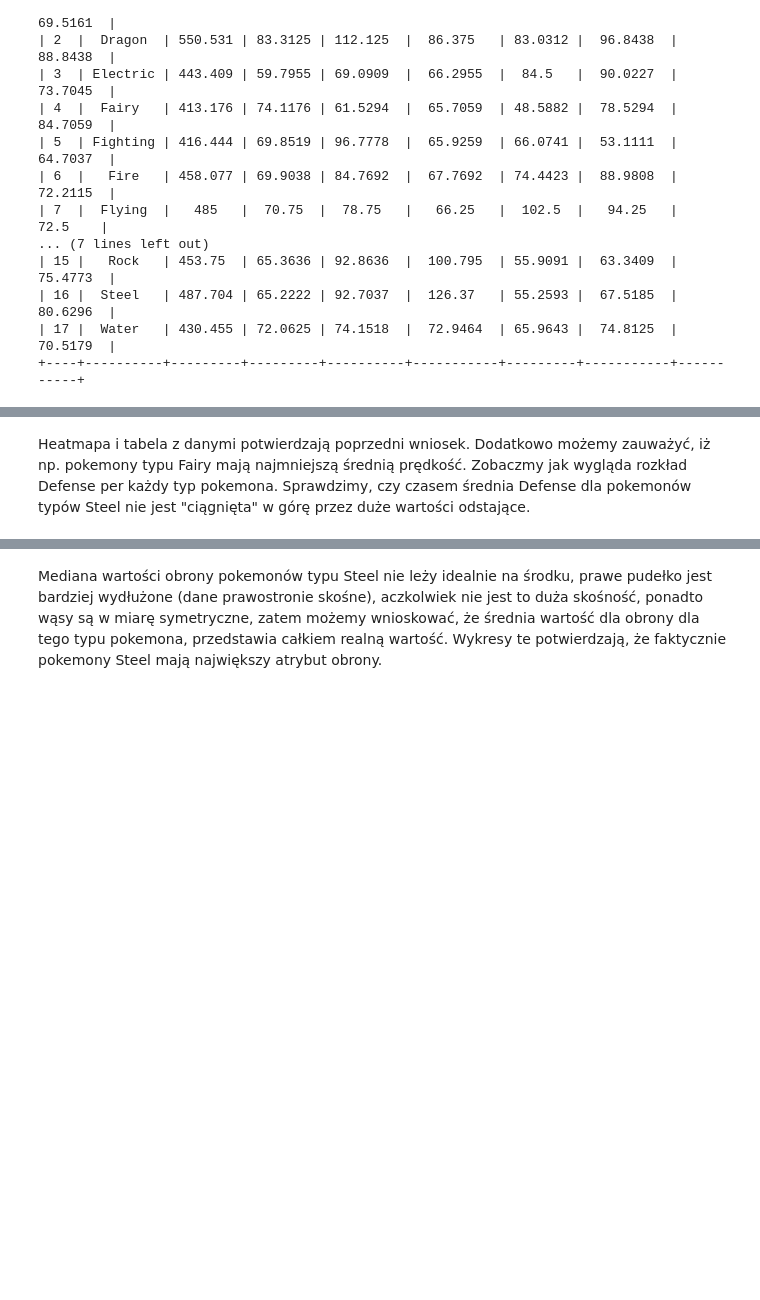
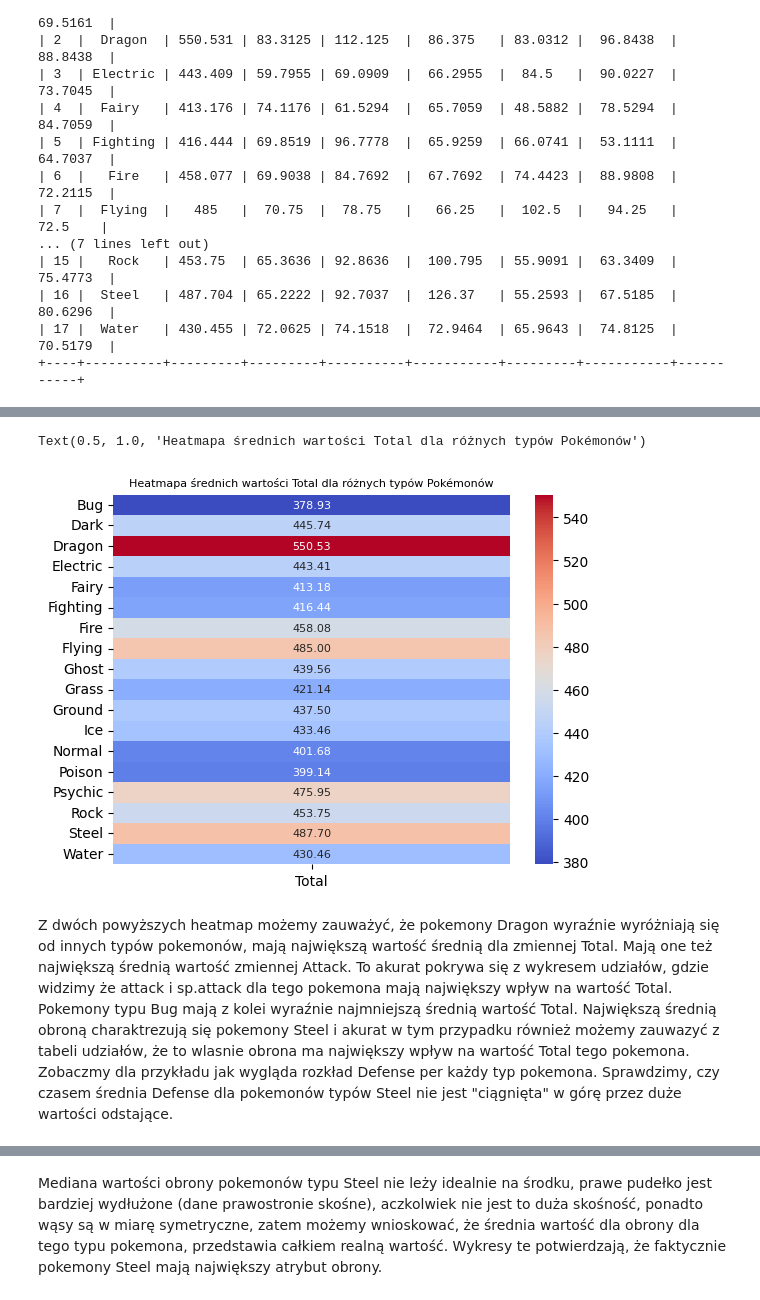
Before and after one commit to Kubix-commits/Wizualizacja-Danych, a Jupyter notebook: Projekt - wizualizacja/Wizualizacja danych.ipynb, the cells around one changed output, grey strips where cells are left out. Saved outputs shown, nothing was run; the diff lists cells and outputs as text; code cells hidden in the pictures; blank space fills up the shorter version.

```diff
--- a/Projekt - wizualizacja/Wizualizacja danych.ipynb
+++ b/Projekt - wizualizacja/Wizualizacja danych.ipynb
@@ -237,6 +223,15 @@ Text(0.5, 1.0, 'Heatmapa średnich wartości atrybutów dla różnych typów Pok
+# %%
+#Oddzielnie wyświetlamy heatmapę dla średnich wartości Total dla różnych typów Pokémonów
+sns.heatmap(srednie_dane[[ 'Total']], yticklabels=srednie_dane['Type 1'], xticklabels=True, cmap='coolwarm', fmt=".2f", annot=True, annot_kws={"size": 8})
+plt.title("Heatmapa średnich wartości Total dla różnych typów Pokémonów", fontsize=8)
+# %% [output]
+Text(0.5, 1.0, 'Heatmapa średnich wartości Total dla różnych typów Pokémonów')
+[figure, added]
 # %% [markdown]
-Heatmapa i tabela z danymi potwierdzają poprzedni wniosek. Dodatkowo możemy zauważyć, iż np. pokemony typu Fairy mają najmniejszą średnią prędkość.
-Zobaczmy jak wygląda rozkład Defense per każdy typ pokemona. Sprawdzimy, czy czasem średnia Defense dla pokemonów typów Steel nie jest "ciągnięta" w górę przez duże wartości odstające.
+Z dwóch powyższych heatmap możemy zauważyć, że pokemony Dragon wyraźnie wyróżniają się od innych typów pokemonów, mają największą wartość średnią dla zmiennej Total. Mają one też największą średnią wartość zmiennej Attack. To akurat pokrywa się z wykresem udziałów, gdzie widzimy że attack i sp.attack dla tego pokemona mają największy wpływ na wartość Total.
+Pokemony typu Bug mają z kolei wyraźnie najmniejszą średnią wartość Total.
+Największą średnią obroną charaktrezują się pokemony Steel i akurat w tym przypadku również możemy zauwazyć z tabeli udziałów, że to wlasnie obrona ma największy wpływ na wartość Total tego pokemona.
+Zobaczmy dla przykładu jak wygląda rozkład Defense per każdy typ pokemona. Sprawdzimy, czy czasem średnia Defense dla pokemonów typów Steel nie jest "ciągnięta" w górę przez duże wartości odstające.
 # %%
 sns.boxplot(data=dane, y="Type 1", x="Defense", order=dane.groupby('Type 1')['Defense'].median().sort_values(ascending=False).index)
 # %% [output]
```
Also changed, not shown: parts of 16 cells of this notebook.
